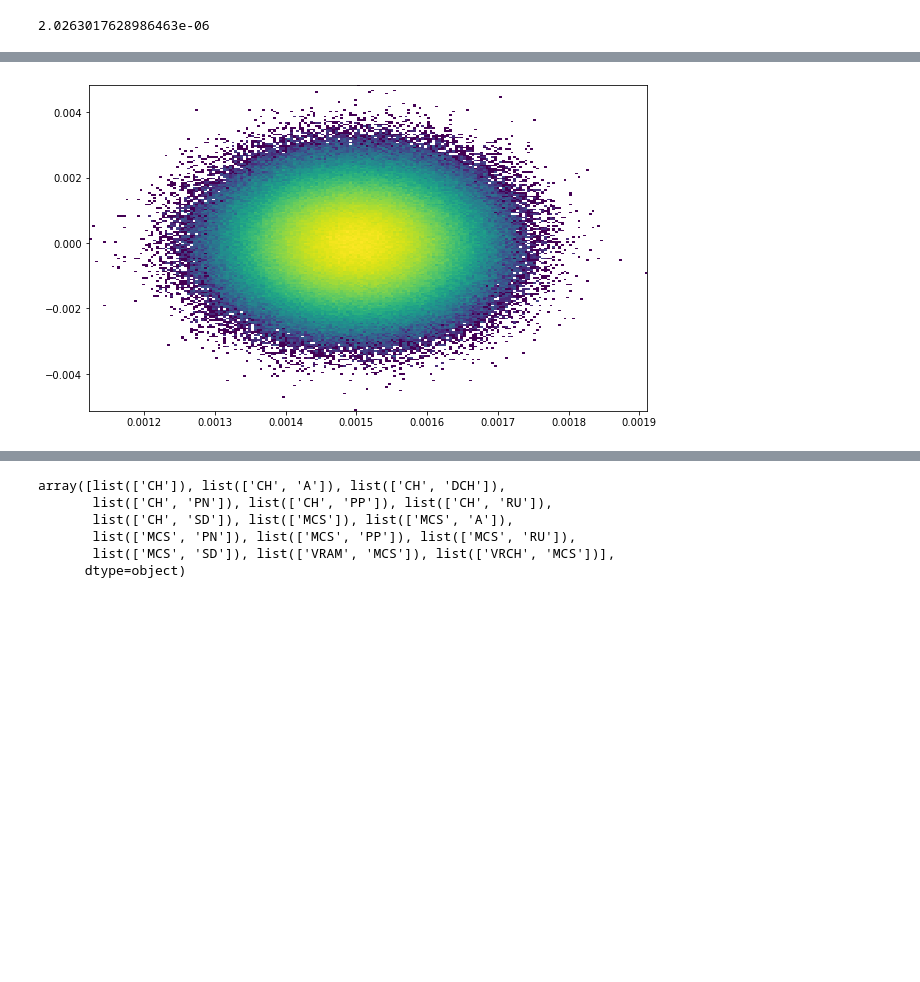
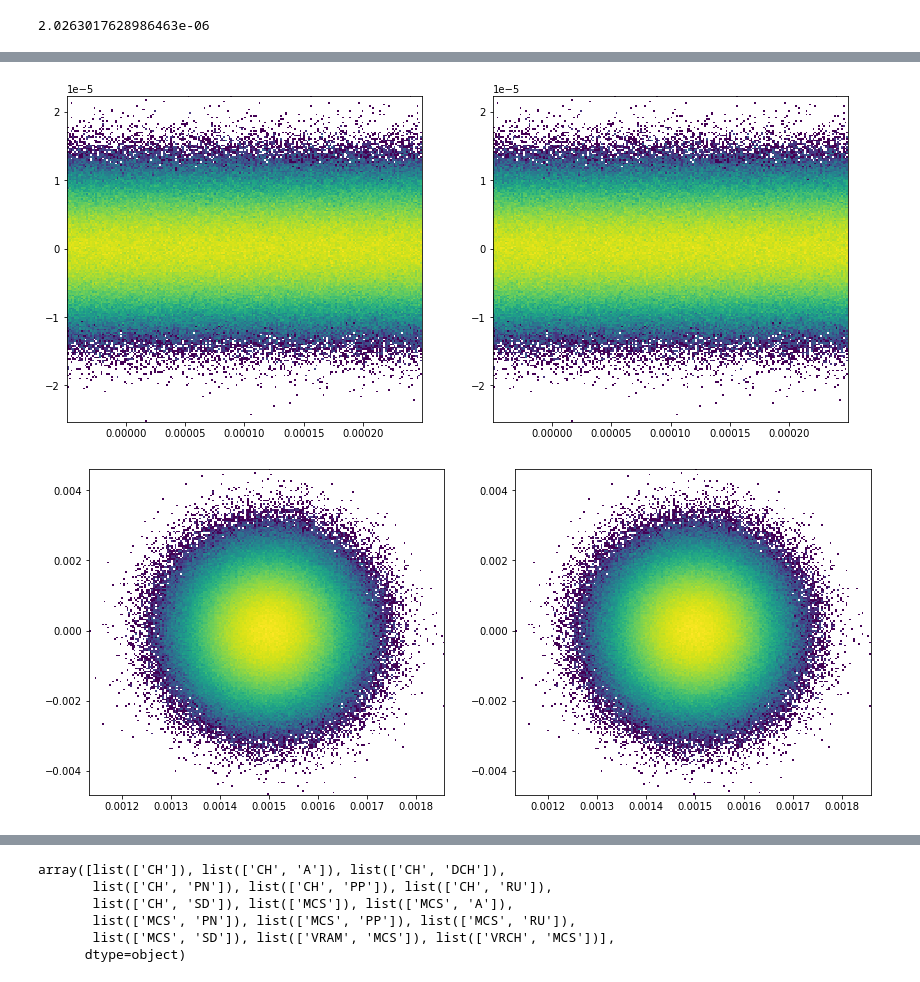
Before and after one commit to chiaramaccani/two_cryst_sim, a Jupyter notebook: Impact_test/Crystals.ipynb, the cells around one changed output, grey strips where cells are left out. Drawn from its saved outputs; the diff is of its cells as text; code cells hidden in the pictures; blank space fills up the shorter version.

```diff
--- a/Impact_test/Crystals.ipynb
+++ b/Impact_test/Crystals.ipynb
@@ -263,5 +210,12 @@ _ = plt.hist2d(df4.parent_x + coll.jaw_L, df4.parent_y, 200, norm=mpl.colors.Log
 # %%
-plt.figure(figsize=(10,6))
-_ = plt.hist2d(x_init, y_init, 200, norm=mpl.colors.LogNorm())
+fig, ax = plt.subplots(1, 2, figsize=(14,6))
+h = ax[0].hist2d(df_entry.parent_px, df_entry.parent_py, 200, norm=mpl.colors.LogNorm())
+h2 = ax[1].hist2d(part_init.px, part_init.py, 200, norm=mpl.colors.LogNorm())
 # %% [output]
-[figure, old version]
+[figure, new version]
+# %%
+fig, ax = plt.subplots(1, 2, figsize=(14,6))
+h = ax[0].hist2d(df_exit.parent_x, df_exit.parent_y, 200, norm=mpl.colors.LogNorm())
+h2 = ax[1].hist2d(part.x, part.y, 200, norm=mpl.colors.LogNorm())
+# %% [output]
+[figure, added]
```
Also changed, not shown: parts of 73 cells of this notebook, 1 other file.
